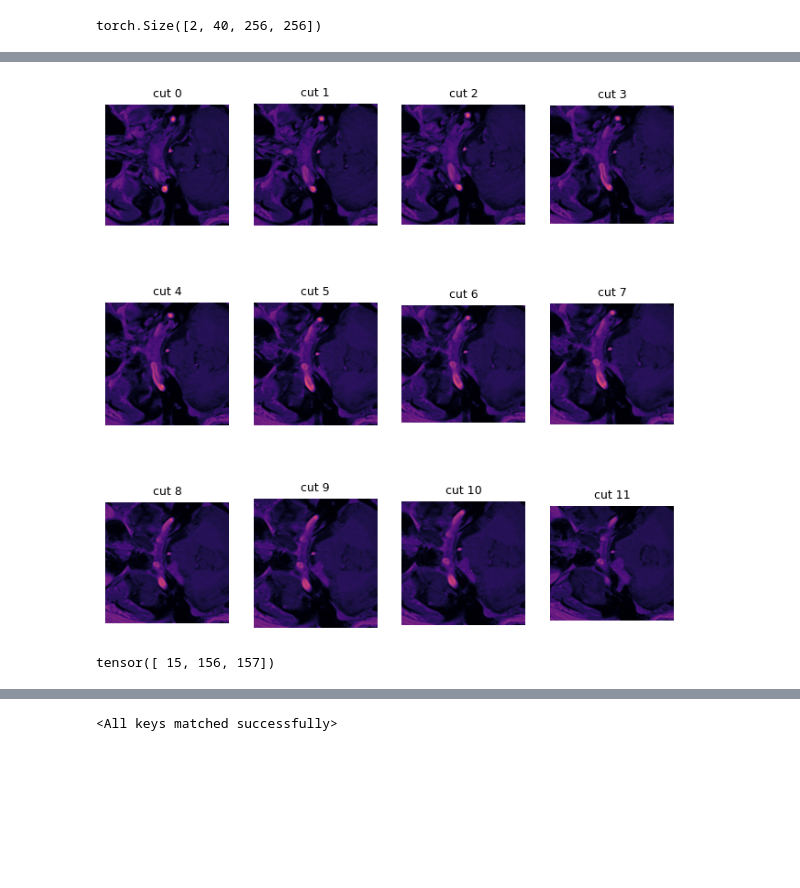
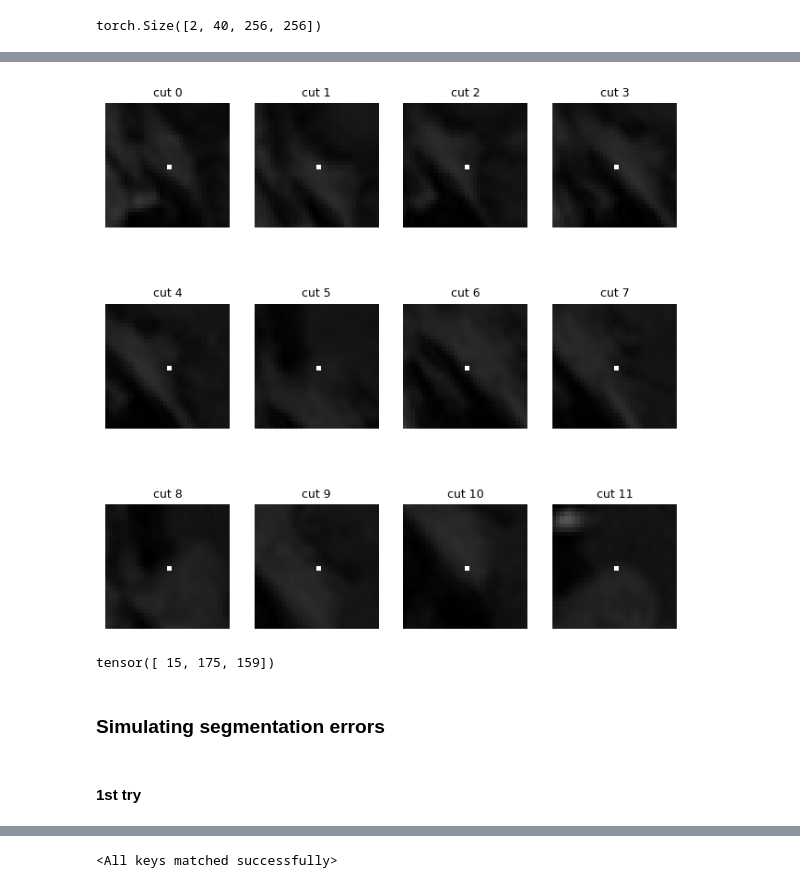
Before and after one commit to kuko6/click-correction, a Jupyter notebook: notebooks/active_learning.ipynb, the cells around one changed output, grey strips where cells are left out. Saved outputs shown, nothing was run; the diff lists cells and outputs as text; code cells hidden in the pictures; blank space fills up the shorter version.

Commit message:
added better error simulation

```diff
--- a/notebooks/active_learning.ipynb
+++ b/notebooks/active_learning.ipynb
@@ -92,15 +92,20 @@ torch.Size([40, 40])
 # %%
 def cut_volume(label, cut_size=20, num=12):
+    cut_size = cut_size // 2
+
     click_coords = torch.nonzero(label[1])
     cuts = []
     k = num if len(click_coords) > num else len(click_coords)
+
     for click_idx in range(0, k):
         coords = click_coords[click_idx]
 
         click = torch.zeros_like(label[0][coords[0]])
         click[coords[1], coords[2]] = 1
 
-        a = label[0][coords[0]] + click
+        # a = label[0][coords[0]] + click
+        a = torch.clone(label[0][coords[0]])
+        # a[coords[1], coords[2]] = 2
         cut = a[
             coords[1]-cut_size:coords[1]+cut_size,
             coords[2]-cut_size:coords[2]+cut_size
@@ -109,20 +114,24 @@ def cut_volume(label, cut_size=20, num=12):
 
     return cuts, click_coords
 # %%
-def plot_cuts(cuts):
+def plot_cuts(cuts, cmap='magma'):
     rows = len(cuts)//4
     cols = 4
     res = cols if cols > rows else rows
-    print(rows)
+    # print(rows)
 
     # Plot them
     fig, axs = plt.subplots(rows, cols, figsize=(res*2, res*2))
     axs = axs.flatten()
     j = 0
+
     for i, cut in enumerate(cuts):
         if j >= len(axs):
             break
-        axs[j].imshow(cut, cmap='magma')
+
+        tmp_cut = torch.clone(cut)
+        tmp_cut[cut.shape[0]//2, cut.shape[0]//2] = 2
+        axs[j].imshow(tmp_cut, cmap=cmap)
         axs[j].axis('off')
         axs[j].set_title(f'cut {i}', fontsize=9)
         j += 1
@@ -145,10 +160,10 @@ plot_cuts(cuts)
 # %%
 img[1] = label[1]
-plot_cuts(cut_volume(img, cut_size=128, num=12)[0])
+plot_cuts(cut_volume(img, cut_size=32, num=12)[0], cmap='grey')
 # %% [output]
-[figure, old version]
+[figure, new version]
 # %%
-cuts, clicks = cut_volume(label, cut_size=10, num=24)
+cuts, clicks = cut_volume(label, cut_size=32, num=24)
 clicks[10]
 # %% [output]
-tensor([ 15, 156, 157])
+tensor([ 15, 175, 159])
@@ -158,2 +175,4 @@ fig.show()
+# %% [markdown]
+### Simulating segmentation errors
 # %%
 from copy import deepcopy
@@ -160 +180,3 @@ from copy import deepcopy
+# %% [markdown]
+#### 1st try
 # %%
```
Also changed, not shown: parts of 24 cells of this notebook, 1 other file.
